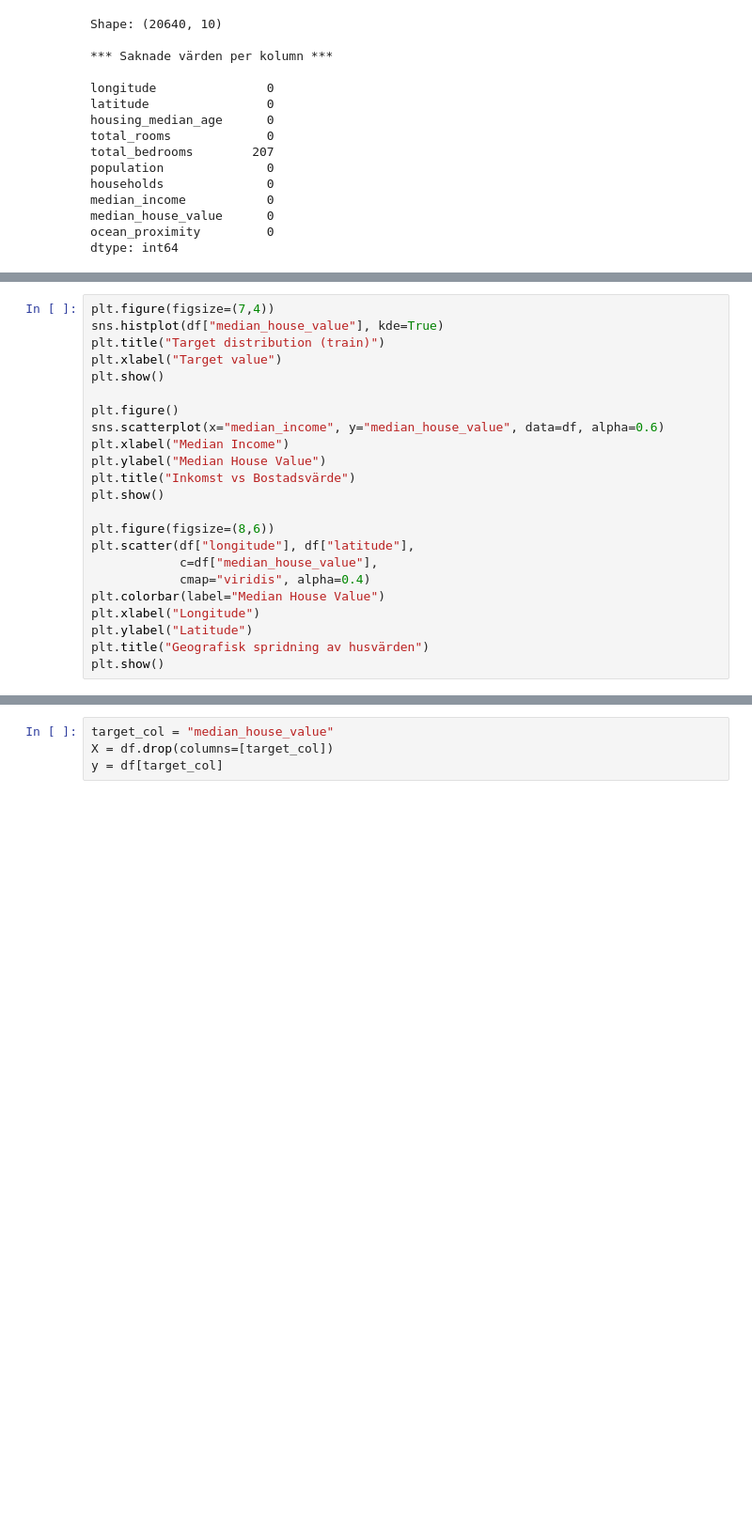
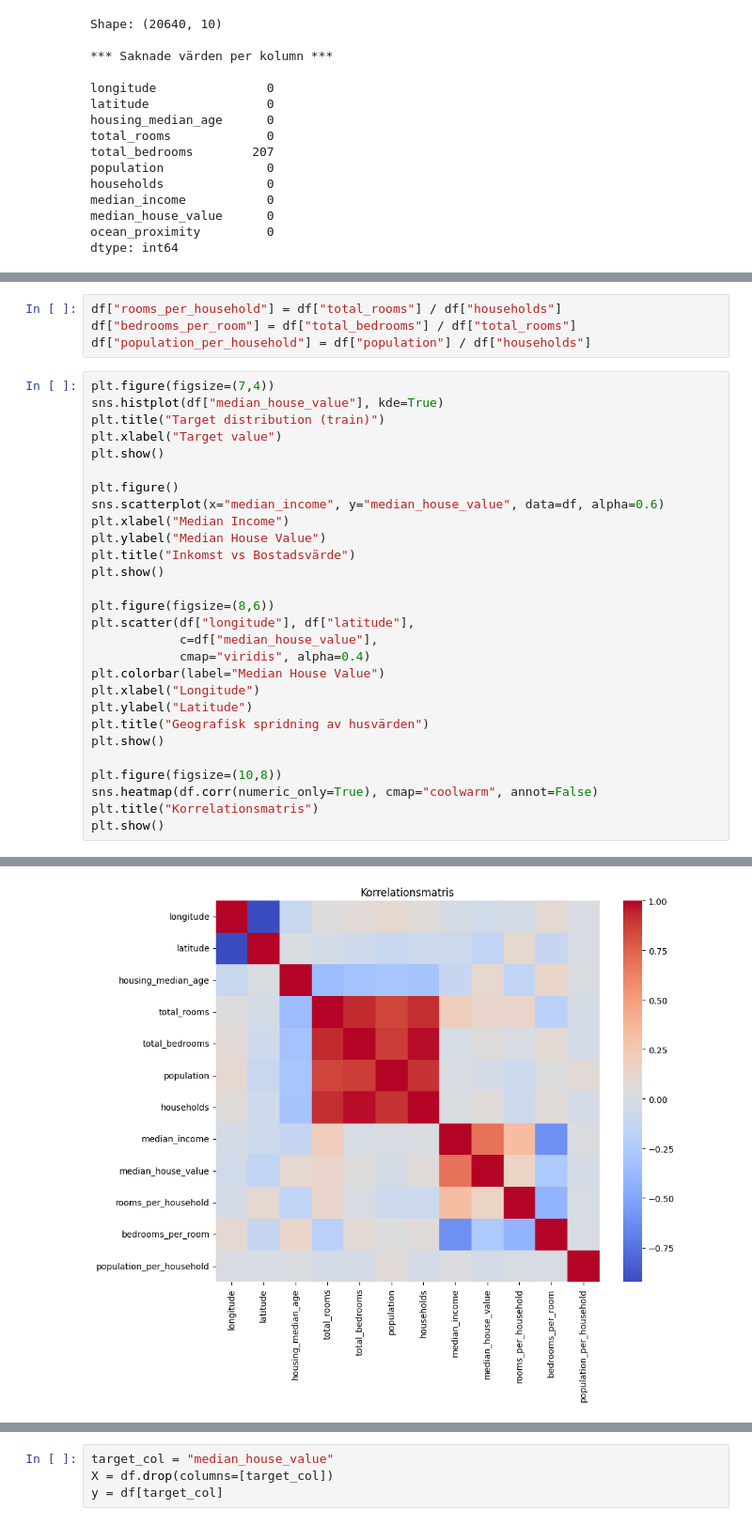
Before and after one commit to Cym3ra/ml_assignment1, a Jupyter notebook: housing_analysis.ipynb, the cells around one changed output, grey strips where cells are left out. Shown at 94% size. Drawn from its saved outputs; the diff is of its cells as text; blank space fills up the shorter version.

```diff
--- a/housing_analysis.ipynb
+++ b/housing_analysis.ipynb
@@ -99,28 +113,38 @@ dtype: int64
+# %%
+df["rooms_per_household"] = df["total_rooms"] / df["households"]
+df["bedrooms_per_room"] = df["total_bedrooms"] / df["total_rooms"]
+df["population_per_household"] = df["population"] / df["households"]
 # %%
 plt.figure(figsize=(7,4))
 sns.histplot(df["median_house_value"], kde=True)
 plt.title("Target distribution (train)")
 plt.xlabel("Target value")
 plt.show()
 
 plt.figure()
 sns.scatterplot(x="median_income", y="median_house_value", data=df, alpha=0.6)
 plt.xlabel("Median Income")
 plt.ylabel("Median House Value")
 plt.title("Inkomst vs Bostadsvärde")
 plt.show()
 
 plt.figure(figsize=(8,6))
 plt.scatter(df["longitude"], df["latitude"],
             c=df["median_house_value"],
             cmap="viridis", alpha=0.4)
 plt.colorbar(label="Median House Value")
 plt.xlabel("Longitude")
 plt.ylabel("Latitude")
 plt.title("Geografisk spridning av husvärden")
 plt.show()
+
+plt.figure(figsize=(10,8))
+sns.heatmap(df.corr(numeric_only=True), cmap="coolwarm", annot=False)
+plt.title("Korrelationsmatris")
+plt.show()
 # %% [output]
 [figure]
 [figure]
 [figure]
+[figure, added]
 # %% [markdown]
```
Also changed, not shown: parts of 19 cells of this notebook.
